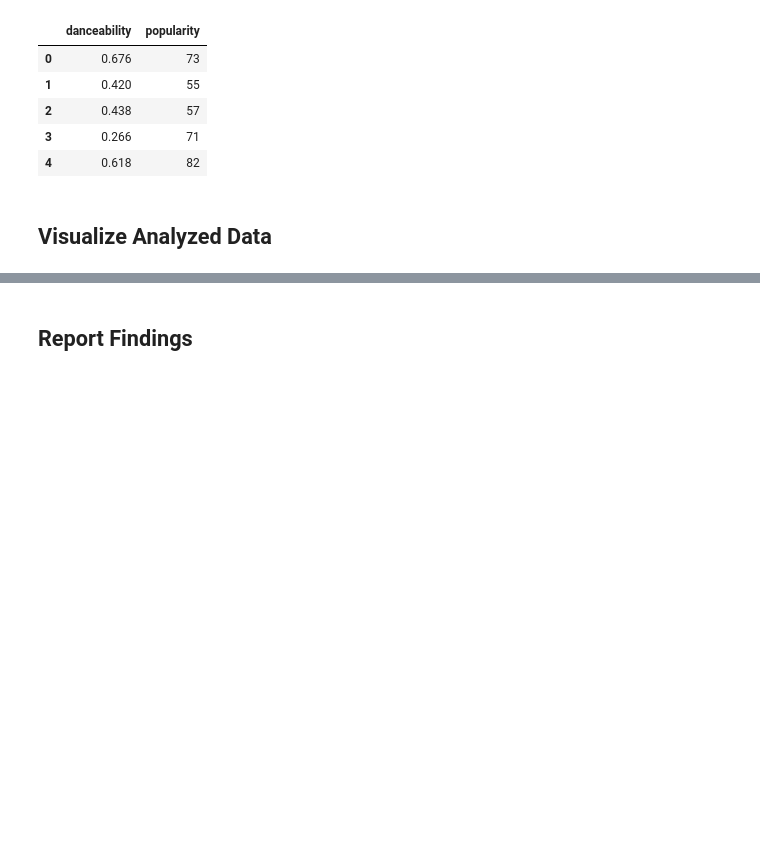
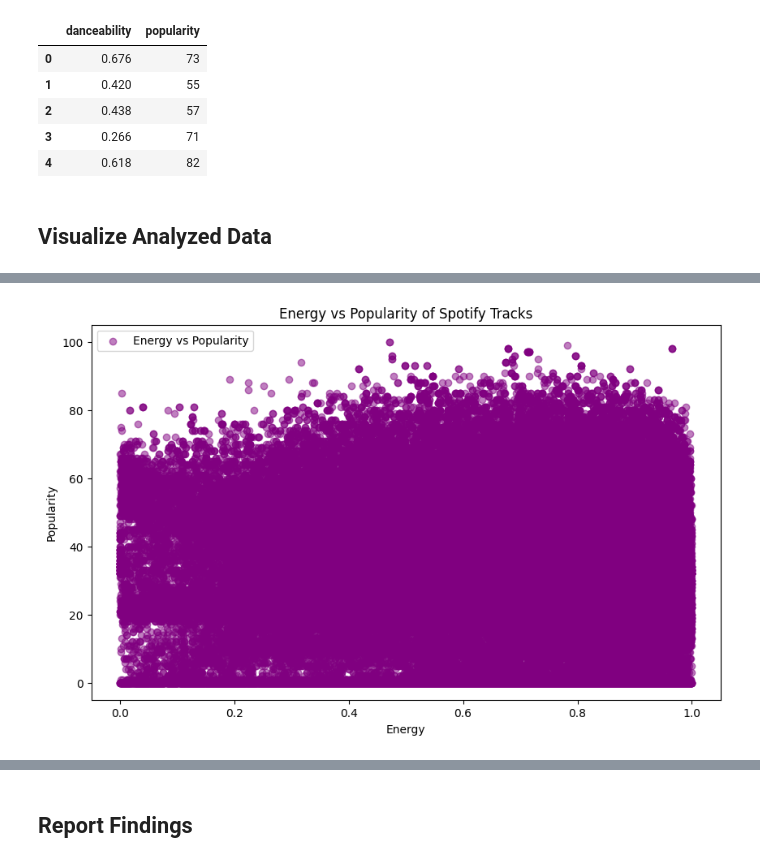
Before and after one commit to reduta-paulbenidict/Data-Visualization, a Jupyter notebook: final output/spotify_tracks_popularity_analysis.ipynb, the cells around one changed output, grey strips where cells are left out. Saved outputs shown, nothing was run; the diff lists cells and outputs as text; code cells hidden in the pictures; blank space fills up the shorter version.

```diff
--- a/final output/spotify_tracks_popularity_analysis.ipynb
+++ b/final output/spotify_tracks_popularity_analysis.ipynb
@@ -223,0 +254,12 @@ scatter_dance_popularity.head()
+# %%
+scatter_energy_popularity = df[['energy', 'popularity']].dropna()
+plt.figure(figsize=(10, 6))
+plt.scatter(scatter_energy_popularity['energy'], scatter_energy_popularity['popularity'],
+            alpha=0.5, color='purple', label='Energy vs Popularity')
+plt.title('Energy vs Popularity of Spotify Tracks')
+plt.xlabel('Energy')
+plt.ylabel('Popularity')
+plt.legend()
+plt.show()
+# %% [output]
+[figure, added]
```
Also changed, not shown: parts of 4 cells of this notebook.
